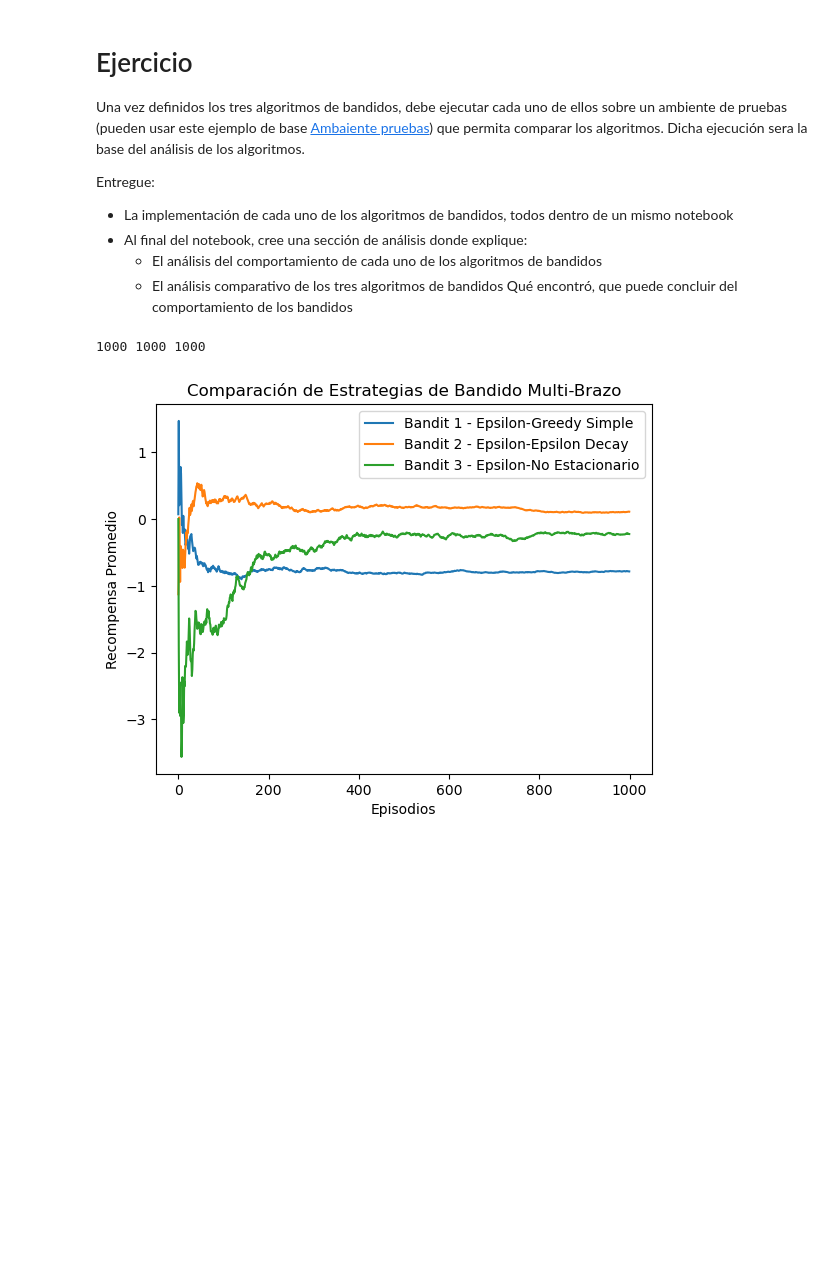
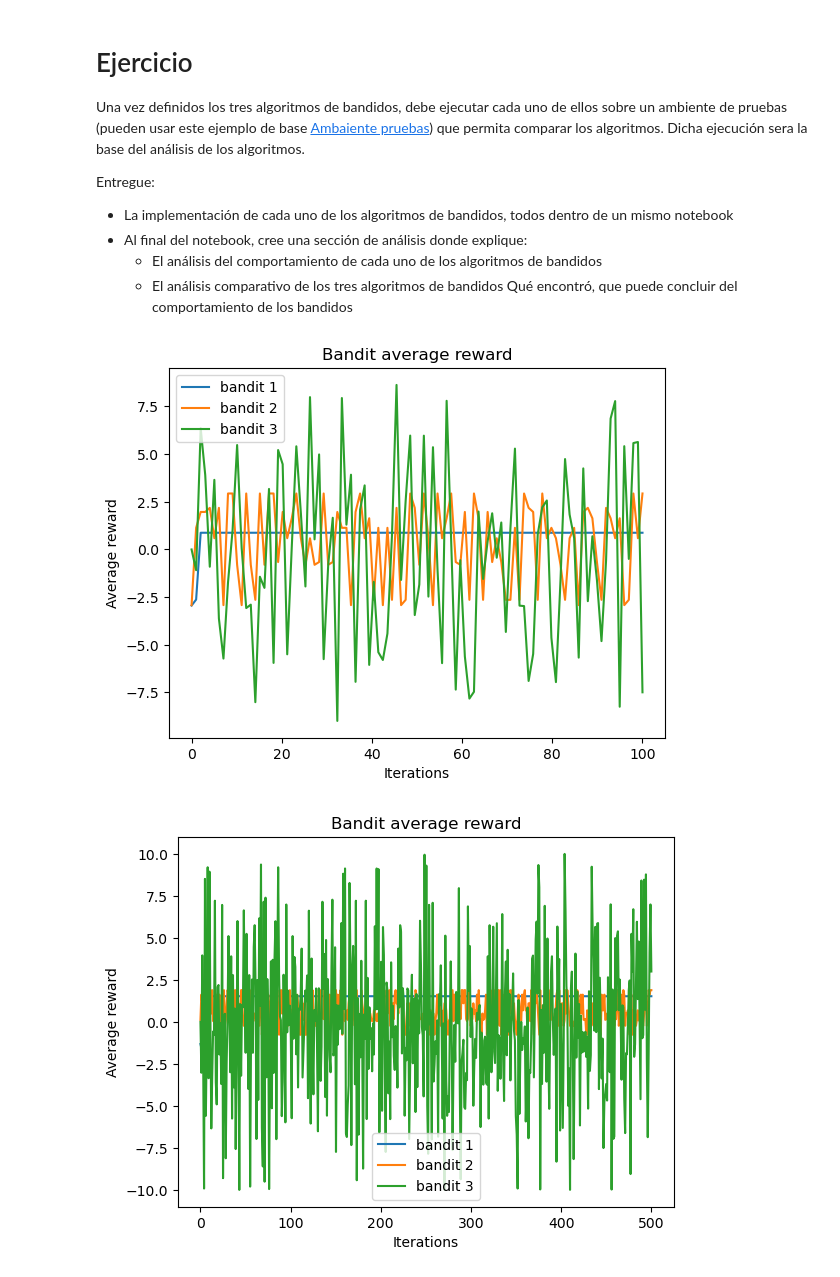
Before and after one commit to ju4ndiegos/Reinforcement-learning, a Jupyter notebook: week2/assignment_bandidos.ipynb, the cells around one changed output. Cells and saved outputs as stored; diff of their text form; code cells hidden in the pictures; blank space fills up the shorter version.

```diff
--- a/week2/assignment_bandidos.ipynb
+++ b/week2/assignment_bandidos.ipynb
@@ -68,9 +74,11 @@ Finalmente, dentro de la función §run§ asegurese que el valor de &epsilon; de
 import random
 
 class Bandit2:
-    def __init__(self, arms=10, epsilon=0.1, N=100):
+    def __init__(self, arms=10, epsilon=0.1, N=100, arms_values=None,episodes=10):
         # Recompensa real de cada brazo
-        self.arms = [random.uniform(-3, 3) for _ in range(arms)]
+        if arms_values is None:
+            arms_values = [random.uniform(-3, 3) for _ in range(arms)]
+        self.arms = arms_values
 
         # Estadísticas por brazo
         self.occurrences = [0 for _ in range(arms)]
@@ -78,6 +86,8 @@ class Bandit2:
 
         # Recompensa global
         self.reward = 0
+
+        self.episodes=episodes
 
         # Parámetros epsilon-greedy
         self.epsilon = epsilon
@@ -113,7 +123,7 @@ class Bandit2:
         return qt
 
     def run(self):
-        episodes = 1000
+        episodes = self.episodes
         expected_reward = [0 for _ in range(episodes)]
 
         for i in range(episodes):
@@ -140,11 +150,14 @@ import random
 import math
 
 class Bandit3:
-    def __init__(self, arms=10, epsilon=0.1, N=100, alpha=0.1):
+    def __init__(self, arms=10, epsilon=0.1, N=100, alpha=0.1,episodes=10):
         self.n_arms = arms
 
         # Recompensas iniciales (factor base)
         self.arms = [random.randint(1, arms) for _ in range(arms)]
+        # print("Arms rewards:", self.arms)
+        # print("alternative arms:", [random.randint(1, arms) for _ in range(arms)])
+
 
         # Q estimados
         self.cumulative_rewards = [0.0 for _ in range(arms)]
@@ -155,6 +168,7 @@ class Bandit3:
         self.N = N
         self.alpha = alpha
 
+        self.episodes=episodes
         self.reward = 0
         self.step = 0
 
@@ -193,7 +207,7 @@ class Bandit3:
         return reward
 
     def run(self):
-        episodes = 1000
+        episodes = self.episodes
         expected_rewards = [0 for _ in range(episodes)]
 
         for t in range(episodes):
@@ -238,25 +241,36 @@ def test_bandit(bandit, episodes=1000):
     avg_rewards = np.cumsum(rewards) / np.arange(1, len(rewards) + 1)
 
     return rewards, avg_rewards
-# %%
-b1andit = Bandit()
-rewards1, avg_rewards1 = test_bandit(b1andit)
-
-b2andit = Bandit2()
-rewards2, avg_rewards2 = test_bandit(b2andit)
-
-b3andit = Bandit3()
-rewards3, avg_rewards3 = test_bandit(b3andit)
-import matplotlib.pyplot as plt
-print(len(avg_rewards1), len(avg_rewards2), len(avg_rewards3))
-plt.plot(avg_rewards1, label='Bandit 1 - Epsilon-Greedy Simple')
-plt.plot(avg_rewards2, label='Bandit 2 - Epsilon-Epsilon Decay')
-plt.plot(avg_rewards3, label='Bandit 3 - Epsilon-No Estacionario')
-plt.xlabel('Episodios')
-plt.ylabel('Recompensa Promedio')
-plt.title('Comparación de Estrategias de Bandido Multi-Brazo')
-plt.legend()
-plt.show()
-# %% [output]
-1000 1000 1000
-[figure, removed]
+# %%
+import numpy as np
+# b1andit = Bandit(episodes=1000,arms_values=arms_values)
+import matplotlib.pyplot as plt
+# x axis data
+
+n_episodes = 100
+x = np.linspace(0, n_episodes, n_episodes)
+
+# plot definition
+
+
+# y axis data definition and graph definition
+def plot_bandits(bandits=[Bandit(10)]):
+    for i,b in enumerate(bandits):
+        y = np.array(b.run())
+        ax.plot(x, y,  label=f'bandit {i+1}')
+
+#example: plot with 3 bandits
+#remove the coment for the case you want to observe
+for n_episodes in [100,500,1000]:
+    fig, ax = plt.subplots()
+    plt.title("Bandit average reward")
+    plt.xlabel("Iterations")
+    plt.ylabel("Average reward")
+    x = np.linspace(0, n_episodes, n_episodes)
+    plot_bandits([Bandit(10,episodes=n_episodes),Bandit2(10,episodes=n_episodes),Bandit3(10,episodes=n_episodes)])
+
+    ax.legend()
+    plt.show()
+# %% [output]
+[figure, added]
+[figure, added]
```
Also changed, not shown: parts of 7 cells of this notebook, 1 other file.
